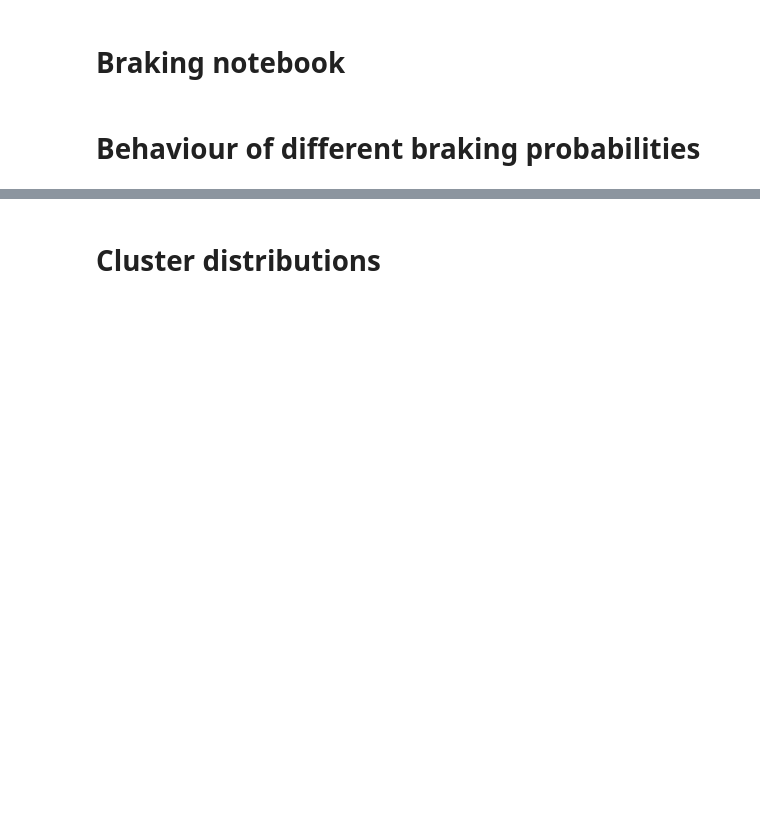
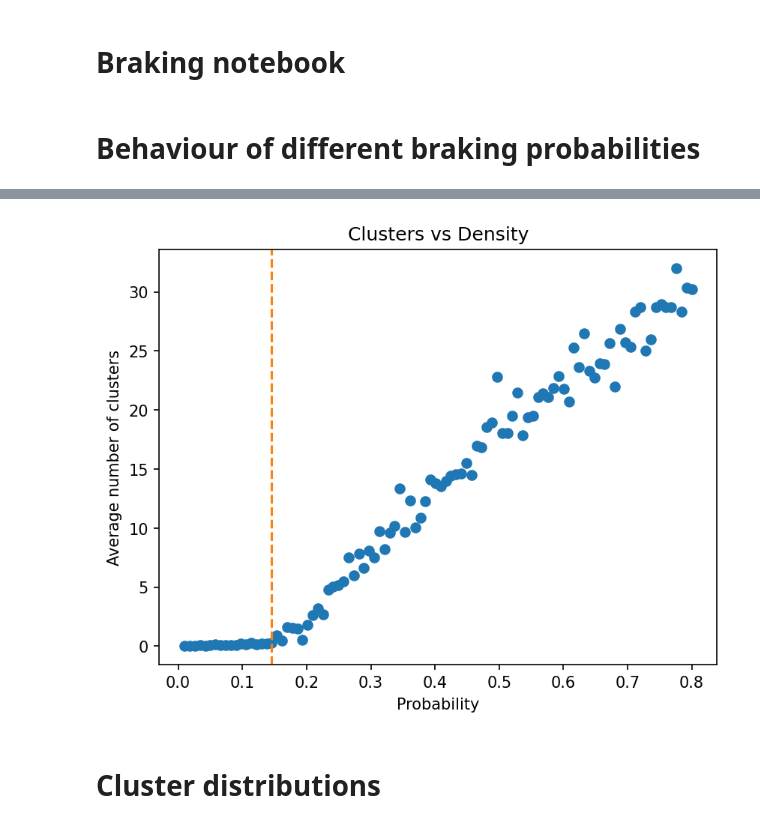
Before and after one commit to SofiaHilma/Traffic_flow_simulation, a Jupyter notebook: code/braking.ipynb, the cells around one changed output, grey strips where cells are left out. Saved outputs shown, nothing was run; the diff lists cells and outputs as text; code cells hidden in the pictures; blank space fills up the shorter version.

```diff
--- a/code/braking.ipynb
+++ b/code/braking.ipynb
@@ -34,3 +59,43 @@ plt.show()
+# %%
+probabilities = np.linspace(0.01, 0.8, 100)
+
+# flow_vs_prob = []
+cluster_vs_prob = []
+
+for p in probabilities:
+    simulation = functions.Nagel_Schreckenberg(L,  N, vmax, p, tmax)
+    simulation.run_model()
+    # single_cell_flow = simulation.flow()
+    clusters = simulation.clusters()[0]
+
+    # final_single_cell_flow = single_cell_flow/tmax
+    cluster_vs_prob.append(np.mean(clusters))
+
+    # flow_vs_prob.append(final_single_cell_flow)
+
+# for i in range(len(probabilities)):
+#     # Calculate the rate of change of velocity for each density
+#     rate_of_change = np.diff(cluster_vs_prob, n=2) / np.diff(probabilities, n=2)
+
+#     # Find the indexes where the rate of change starts decreasing
+#     optimal_index = np.argmax(rate_of_change < 0)
+
+#     # Find the max velocity that corresponds to this index
+#     optimal_probability = probabilities[optimal_index]
+
+# Plotting
+plt.figure(dpi = 150)
+plt.scatter(probabilities, cluster_vs_prob)
+plt.xlabel('Probability')
+plt.ylabel('Average number of clusters')
+plt.title('Clusters vs Density')
+plt.axvline(x = 0.145, color = 'tab:orange', linestyle = '--')
+# plt.axvline(x = optimal_probability,  color = 'tab:orange', linestyle = '--', label = f'x = {round(optimal_probability, 2)}')
+# plt.axvline(x = 0.08, color = 'tab:red', linestyle = '-.', label = 'x = 0.08')
+# plt.legend()
+plt.show()
+# %% [output]
+[figure, added]
 # %% [markdown]
 # Cluster distributions
 # %%
```
Also changed, not shown: parts of 3 cells of this notebook, 3 other files.
